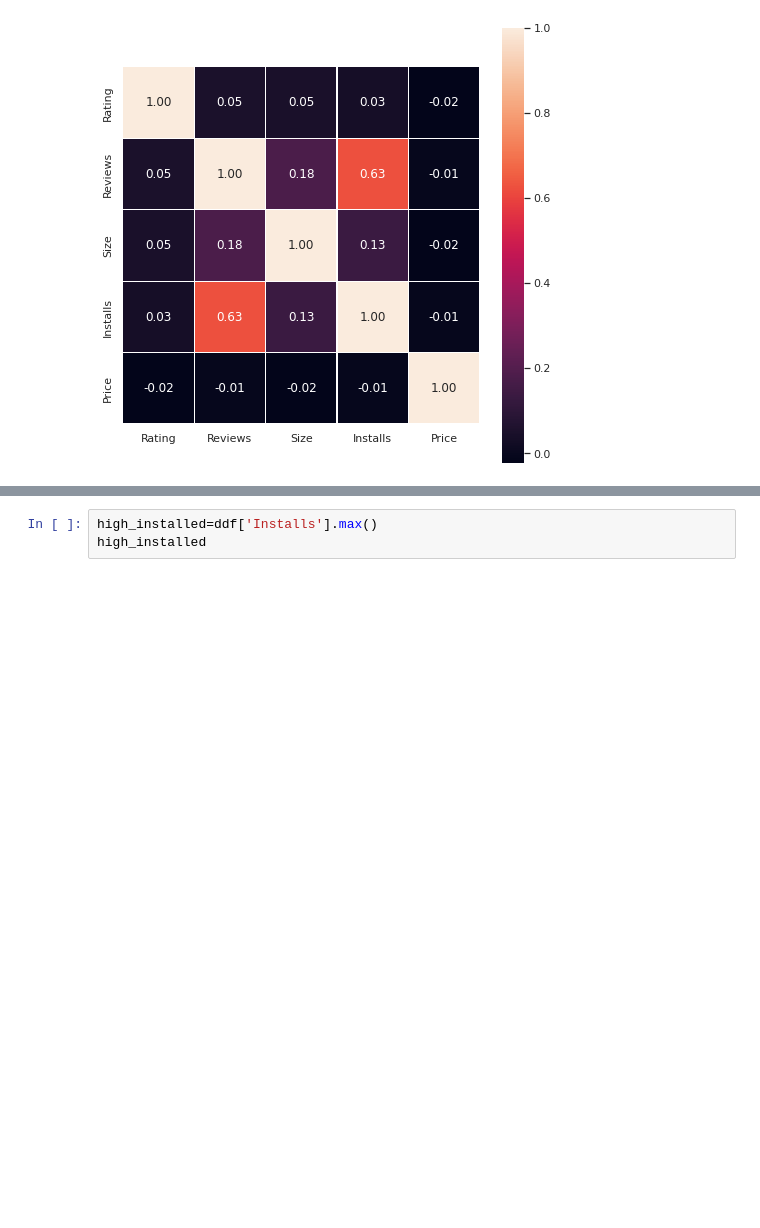
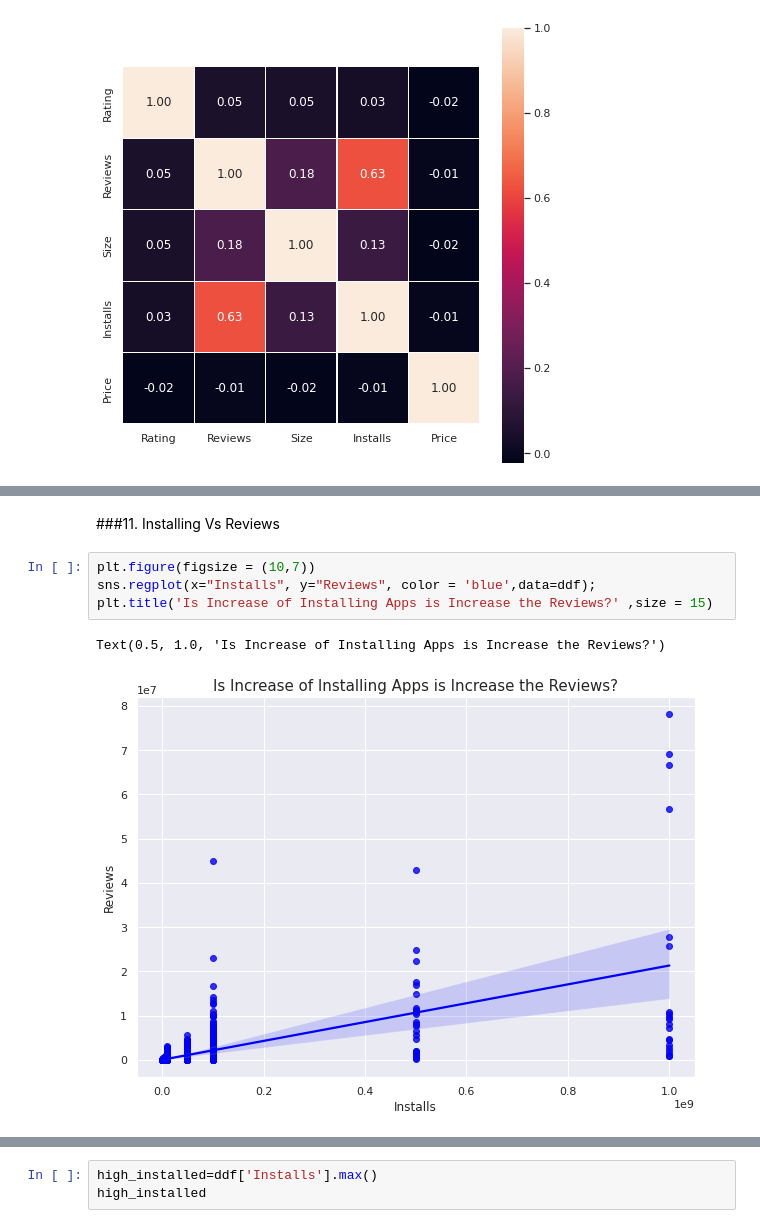
Before and after one commit to smriti192002/play_store_app, a Jupyter notebook: EDA_PROJECT_Play_Store_App_Review_Analysis.ipynb, the cells around one changed output, grey strips where cells are left out. Drawn from its saved outputs; the diff is of its cells as text; blank space fills up the shorter version.

```diff
--- a/EDA_PROJECT_Play_Store_App_Review_Analysis.ipynb
+++ b/EDA_PROJECT_Play_Store_App_Review_Analysis.ipynb
@@ -1072,0 +1150,9 @@ plt.show()
+# %% [markdown]
+###11. Installing Vs Reviews
+# %%
+plt.figure(figsize = (10,7))
+sns.regplot(x="Installs", y="Reviews", color = 'blue',data=ddf);
+plt.title('Is Increase of Installing Apps is Increase the Reviews?' ,size = 15)
+# %% [output]
+Text(0.5, 1.0, 'Is Increase of Installing Apps is Increase the Reviews?')
+[figure, added]
```
Also changed, not shown: parts of 104 cells of this notebook.
